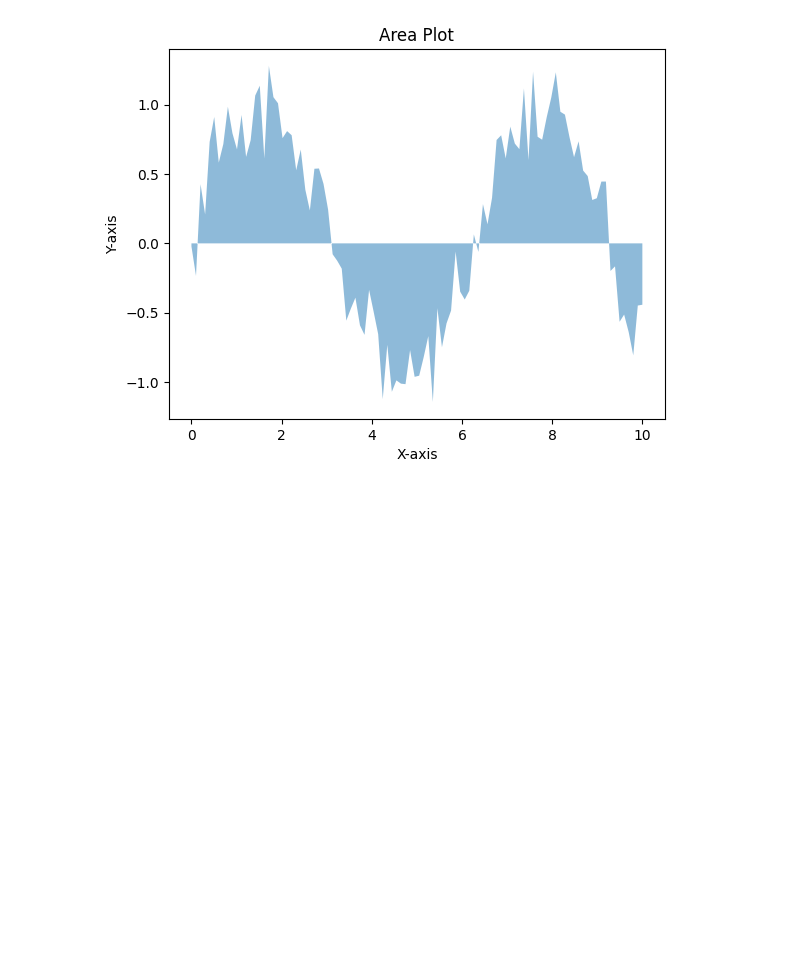
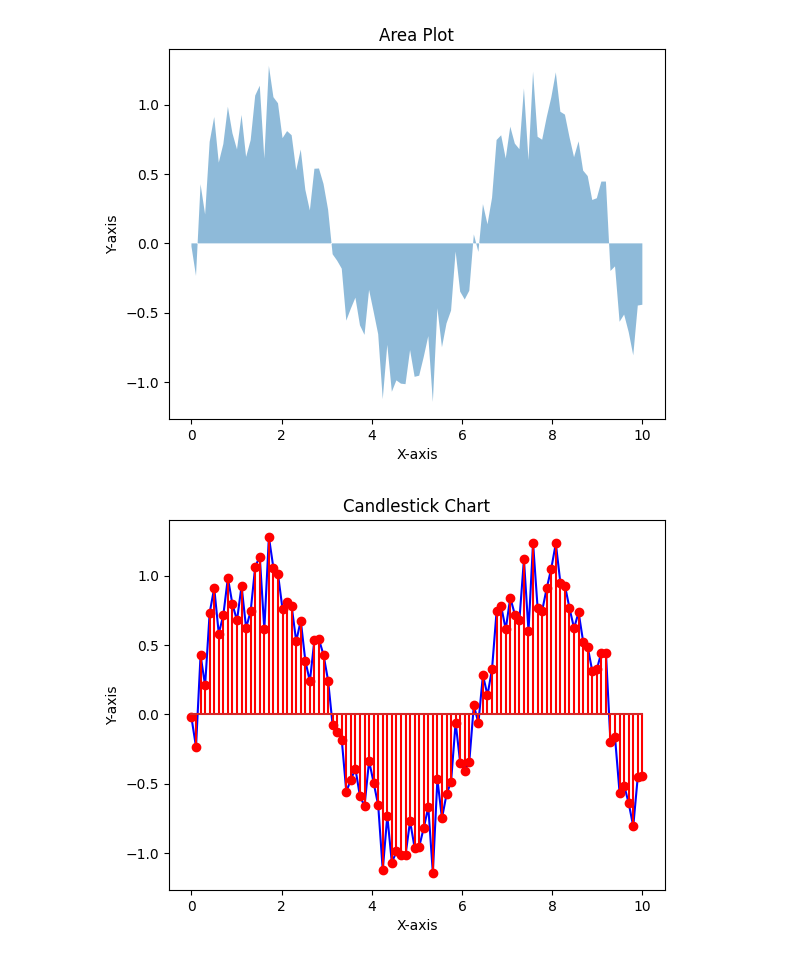
Before and after one commit to LungiNzima/Python-Programming-Course, a Jupyter notebook: Matplotlib.ipynb, the cells around one changed output. Drawn from its saved outputs; the diff is of its cells as text; code cells hidden in the pictures; blank space fills up the shorter version.

Commit message:
Add files via upload
Data visualization continued.

```diff
--- a/Matplotlib.ipynb
+++ b/Matplotlib.ipynb
@@ -56,3 +56,13 @@ plt.ylabel("Y-axis")
 plt.show()
 # %% [output]
 [figure]
+# %%
+ohlc = np.vstack((x,y,y,y)).T
+plt.plot(x,y, color = "b")
+plt.title("Candlestick Chart")
+plt.xlabel("X-axis")
+plt.ylabel("Y-axis")
+plt.stem(x,y, "r", markerfmt = "ro")
+plt.show()
+# %% [output]
+[figure, added]
```
Also changed, not shown: parts of 3 cells of this notebook.
